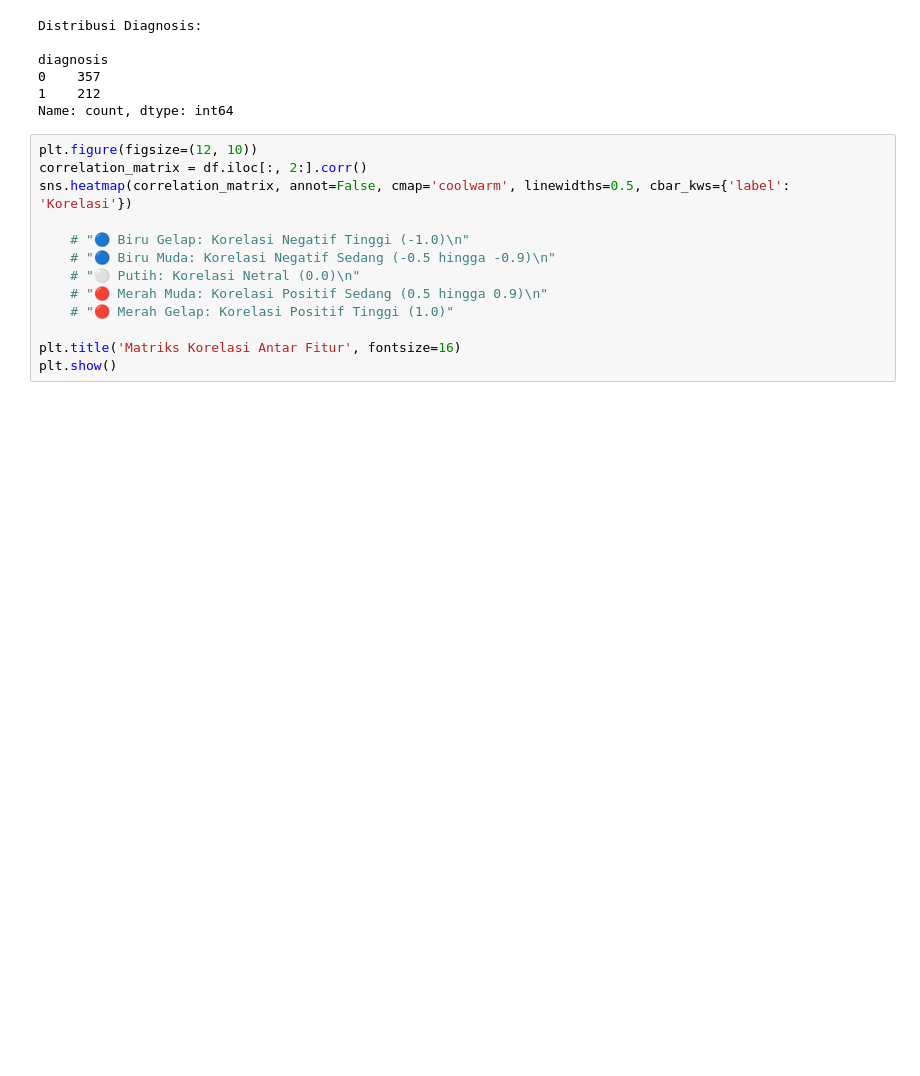
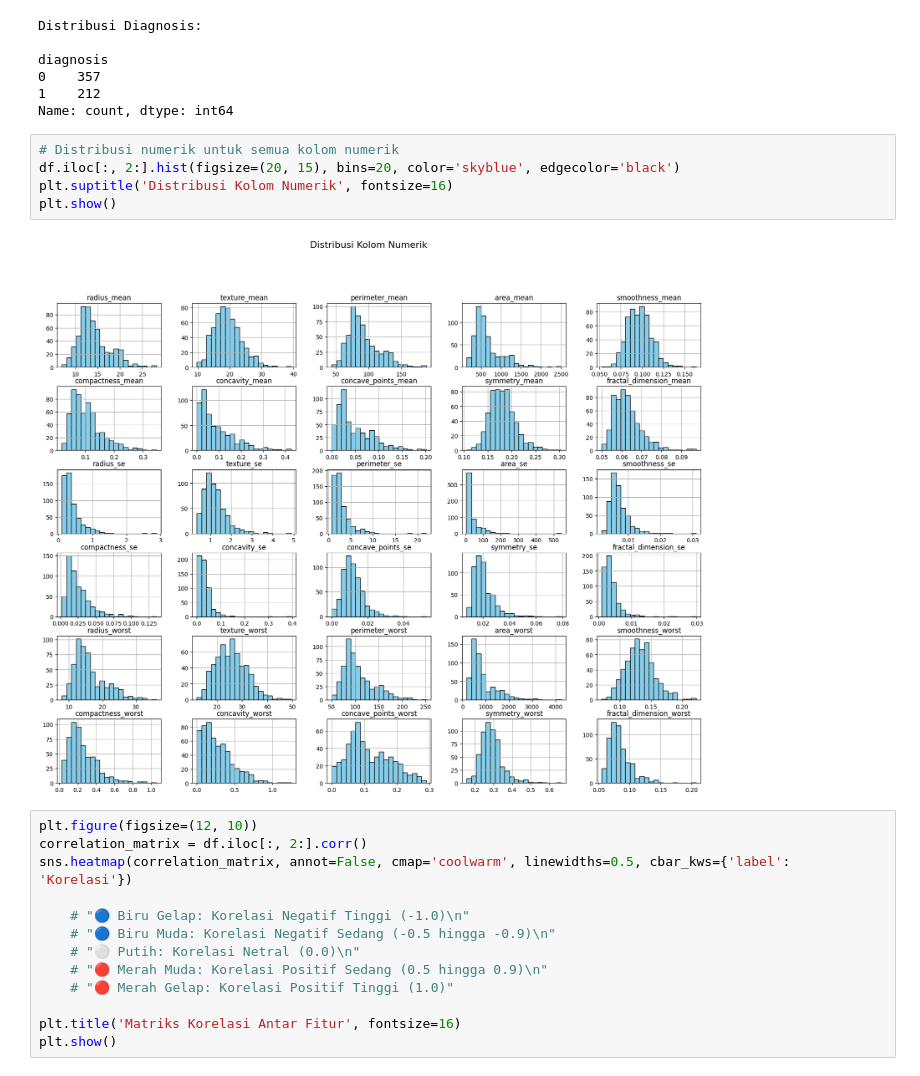
Before and after one commit to adriandk/TubesDatmin, a Jupyter notebook: Tubes Datmin.ipynb, the cells around one changed output. Drawn from its saved outputs; the diff is of its cells as text; blank space fills up the shorter version.

```diff
--- a/Tubes Datmin.ipynb
+++ b/Tubes Datmin.ipynb
@@ -125,6 +125,13 @@ diagnosis
 0    357
 1    212
 Name: count, dtype: int64
+# %%
+# Distribusi numerik untuk semua kolom numerik
+df.iloc[:, 2:].hist(figsize=(20, 15), bins=20, color='skyblue', edgecolor='black')
+plt.suptitle('Distribusi Kolom Numerik', fontsize=16)
+plt.show()
+# %% [output]
+[figure, added]
 # %%
 plt.figure(figsize=(12, 10))
 correlation_matrix = df.iloc[:, 2:].corr()
```
Also changed, not shown: parts of 5 cells of this notebook, 3 other files.
